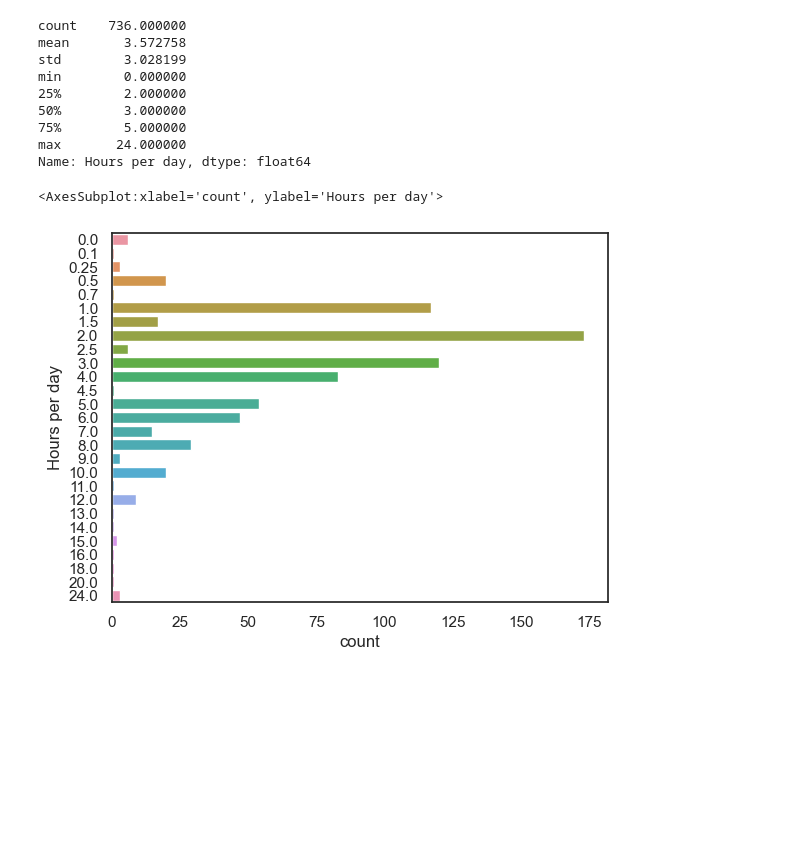
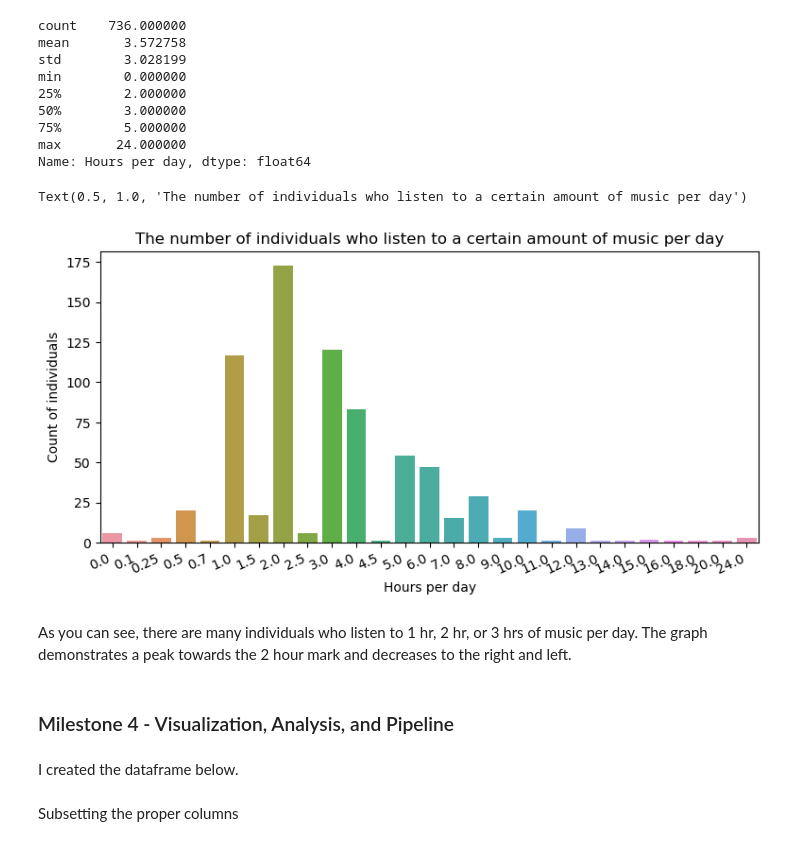
Before and after one commit to ubco-W2022T2-data301/project-group-group12, a Jupyter notebook: analysis/analysis1.ipynb, the cells around one changed output. Cells and saved outputs as stored; diff of their text form; code cells hidden in the pictures; blank space fills up the shorter version.

Commit message:
making the analysis file more clean and working on TA feedback

```diff
--- a/analysis/analysis1.ipynb
+++ b/analysis/analysis1.ipynb
@@ -666,12 +241,19 @@ min        0.000000
 75%        5.000000
 max       24.000000
 Name: Hours per day, dtype: float64
-# %%
-# visualizing the distribution of music listened per day
-
-sns.countplot(y=dataset["Hours per day"])
-
-# sswitch x and y axis - feedback
-# %% [output]
-<AxesSubplot:xlabel='count', ylabel='Hours per day'>
-[figure, removed]
+# %%
+# visualizing the distribution of music listened per day
+plt.figure(figsize=(9,4))
+count= sns.countplot(x=dataset["Hours per day"])
+count.set_xticklabels(count.get_xticklabels(), rotation=25, ha="right")
+plt.ylabel("Count of individuals")
+plt.title("The number of individuals who listen to a certain amount of music per day")
+# %% [output]
+Text(0.5, 1.0, 'The number of individuals who listen to a certain amount of music per day')
+[figure, added]
+# %% [markdown]
+As you can see, there are many individuals who listen to 1 hr, 2 hr, or 3 hrs of music per day. The graph demonstrates a peak towards the 2 hour mark and decreases to the right and left.
+# %% [markdown]
+### Milestone 4 - Visualization, Analysis, and Pipeline
+# %% [markdown]
+I created the dataframe below.
@@ -677,0 +263,2 @@ sns.countplot(y=dataset["Hours per day"])
+# %% [markdown]
+Subsetting the proper columns
```
Also changed, not shown: parts of 92 cells of this notebook, 9 other files.
